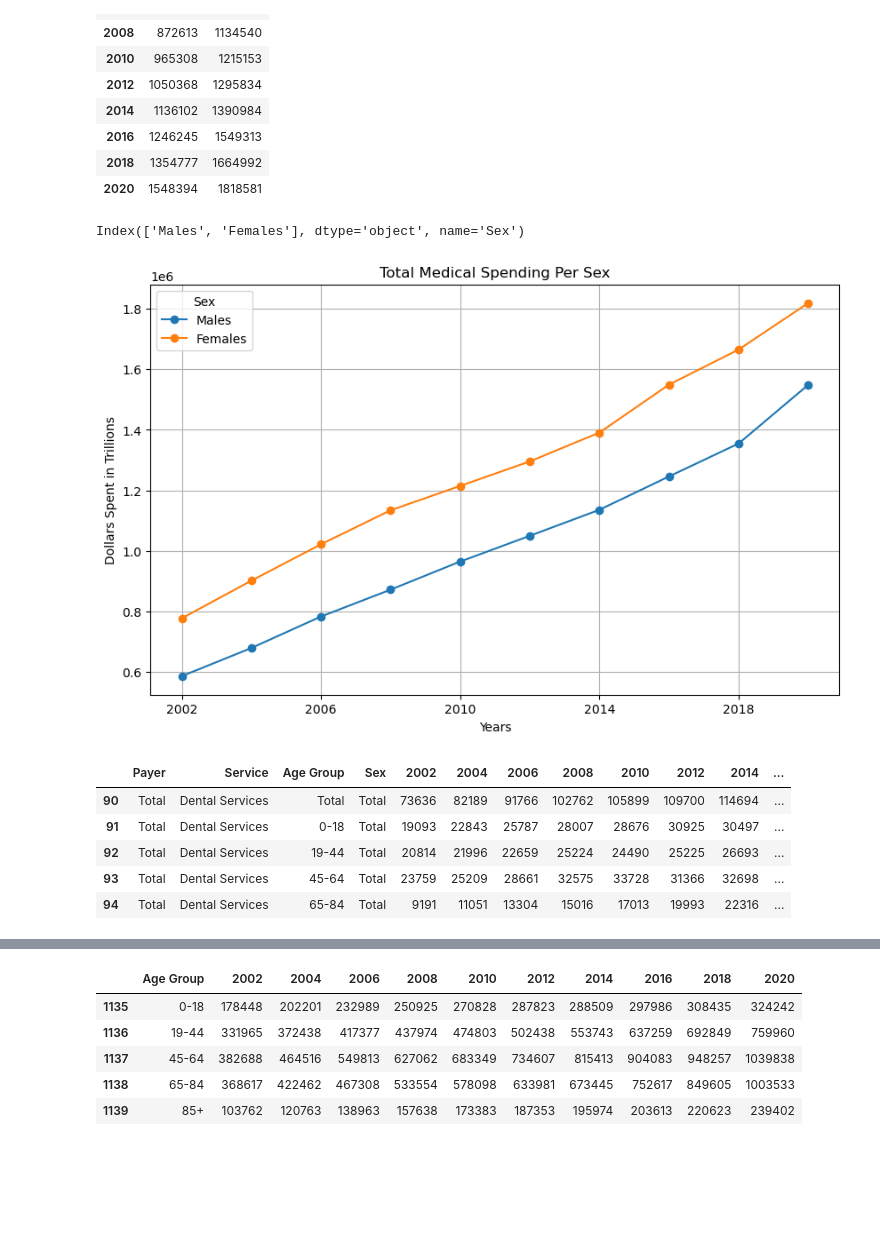
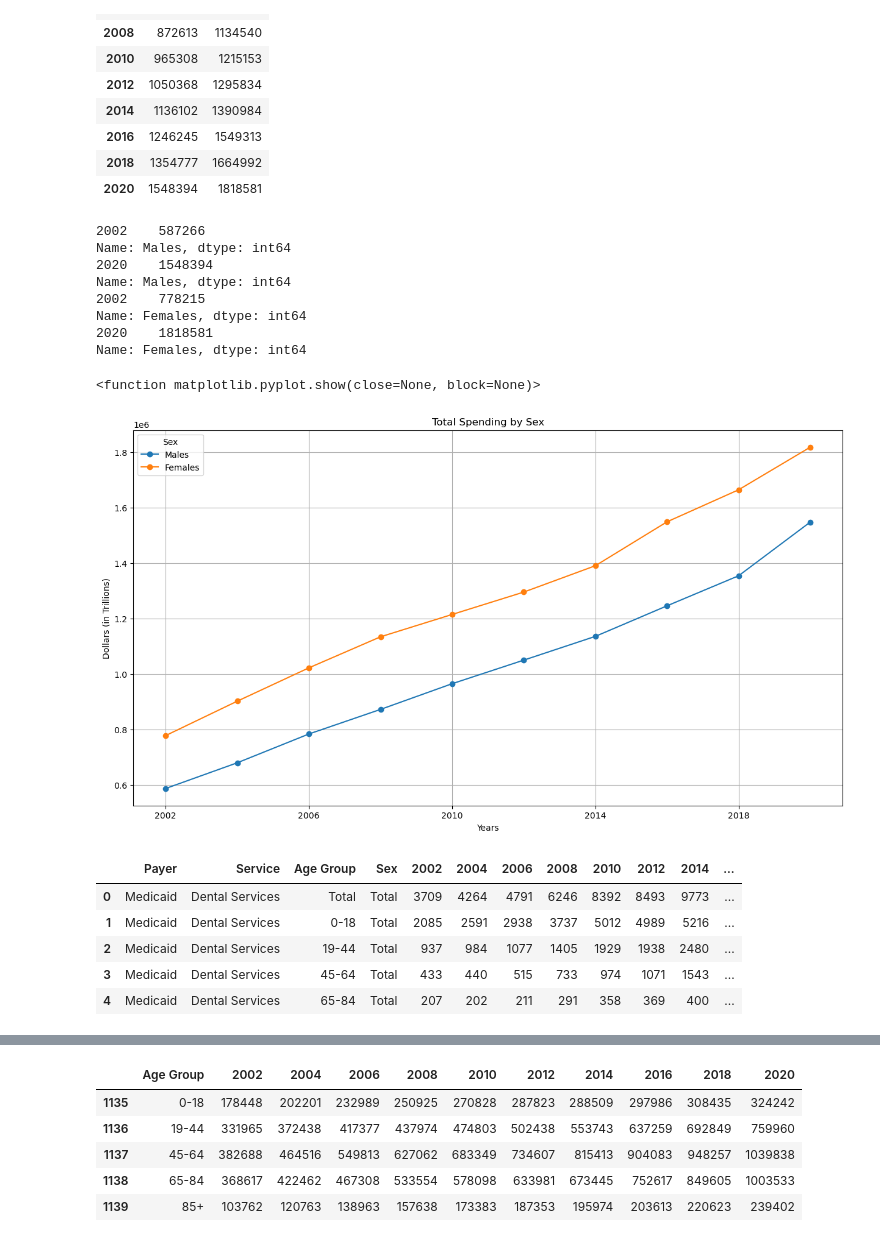
Before and after one commit to vokouns/us-healthcare-spending, a Jupyter notebook: US_Healthcare_IP.ipynb, the cells around one changed output, grey strips where cells are left out. Cells and saved outputs as stored; diff of their text form; code cells hidden in the pictures; blank space fills up the shorter version.

```diff
--- a/US_Healthcare_IP.ipynb
+++ b/US_Healthcare_IP.ipynb
@@ -15,7 +46,8 @@ health_data.head()
 | 3 | Medicaid | Dental Services | 45-64 | Total | 433 | 440 | 515 | 733 | 974 | 1071 | 1543 | ... |
 | 4 | Medicaid | Dental Services | 65-84 | Total | 207 | 202 | 211 | 291 | 358 | 369 | 400 | ... |
 # %%
-health_data_totals = health_data[health_data["Payer"]== "Total"]
-health_data_totals.head()
+# Filtering the healthcare data to total spending by payer, service, and age group.
+health_data_clean = health_data[(health_data["Payer"]== "Total") & (health_data["Service"]== "Total Personal Health Care") & (health_data["Age Group"]== "Total")]
+health_data_clean.head()
 # %% [output]
 |  | Payer | Service | Age Group | Sex | 2002 | 2004 | 2006 | 2008 | 2010 | 2012 | 2014 | ... |
@@ -36,5 +57,6 @@ health_data_totals
 # %%
-health_data_sex = health_data_totals[health_data_totals["Sex"]!= "Total"]
+# Filtering the healthcare data to get the total spending values by sex
+health_data_sex = health_data_clean[health_data_clean["Sex"]!= "Total"]
 health_data_sex.head()
 # %% [output]
 |  | Payer | Service | Age Group | Sex | 2002 | 2004 | 2006 | 2008 | 2010 | 2012 | 2014 | ... |
@@ -70,29 +95,45 @@ flip_sex_index
 | 2016 | 1246245 | 1549313 |
 | 2018 | 1354777 | 1664992 |
 | 2020 | 1548394 | 1818581 |
-# %%
-flip_sex_index.keys()
-# %% [output]
-Index(['Males', 'Females'], dtype='object', name='Sex')
+# %%
+print(flip_sex_index.loc[["2002"], "Males"])
+print(flip_sex_index.loc[["2020"], "Males"])
+
+print(flip_sex_index.loc[["2002"], "Females"])
+print(flip_sex_index.loc[["2020"], "Females"])
+# %% [output]
+2002    587266
+Name: Males, dtype: int64
+2020    1548394
+Name: Males, dtype: int64
+2002    778215
+Name: Females, dtype: int64
+2020    1818581
+Name: Females, dtype: int64
 # %%
-flip_sex_index.plot(kind='line', marker='o', figsize=(10,6))
+#Creating the line graph for the dataframe
+flip_sex_index.plot(kind='line', marker='o', figsize=(15,8))
 
-plt.title("Total Medical Spending Per Sex")
+plt.title("Total Spending by Sex")
 plt.xlabel("Years")
-plt.ylabel("Dollars Spent in Trillions")
+plt.ylabel("Dollars (in Trillions)")
 plt.grid(True)
+
+#Exporting the plot to a PNG
+plt.savefig("figures/total_spending_sex.png")
+
 plt.show
-
-plt.savefig("Figures\Total_Spending_Sex.png")
 # %% [output]
+<function matplotlib.pyplot.show(close=None, block=None)>
-[figure, old version]
+[figure, new version]
 # %%
-health_data_totals.head()
+# Using the health dataset dataframe to show the total healthcare spending by age group
+health_data.head()
 # %% [output]
 |  | Payer | Service | Age Group | Sex | 2002 | 2004 | 2006 | 2008 | 2010 | 2012 | 2014 | ... |
-| 90 | Total | Dental Services | Total | Total | 73636 | 82189 | 91766 | 102762 | 105899 | 109700 | 114694 | ... |
-| 91 | Total | Dental Services | 0-18 | Total | 19093 | 22843 | 25787 | 28007 | 28676 | 30925 | 30497 | ... |
-| 92 | Total | Dental Services | 19-44 | Total | 20814 | 21996 | 22659 | 25224 | 24490 | 25225 | 26693 | ... |
-| 93 | Total | Dental Services | 45-64 | Total | 23759 | 25209 | 28661 | 32575 | 33728 | 31366 | 32698 | ... |
-| 94 | Total | Dental Services | 65-84 | Total | 9191 | 11051 | 13304 | 15016 | 17013 | 19993 | 22316 | ... |
+| 0 | Medicaid | Dental Services | Total | Total | 3709 | 4264 | 4791 | 6246 | 8392 | 8493 | 9773 | ... |
+| 1 | Medicaid | Dental Services | 0-18 | Total | 2085 | 2591 | 2938 | 3737 | 5012 | 4989 | 5216 | ... |
+| 2 | Medicaid | Dental Services | 19-44 | Total | 937 | 984 | 1077 | 1405 | 1929 | 1938 | 2480 | ... |
+| 3 | Medicaid | Dental Services | 45-64 | Total | 433 | 440 | 515 | 733 | 974 | 1071 | 1543 | ... |
+| 4 | Medicaid | Dental Services | 65-84 | Total | 207 | 202 | 211 | 291 | 358 | 369 | 400 | ... |
 # %%
```
Also changed, not shown: parts of 31 cells of this notebook, 5 other files.
